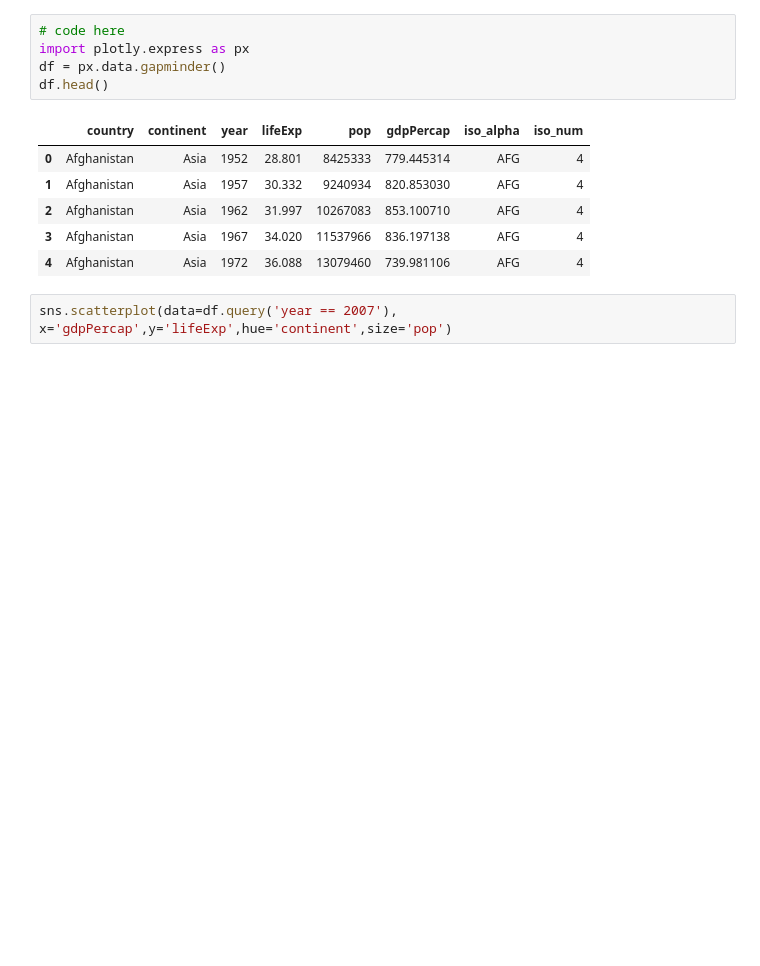
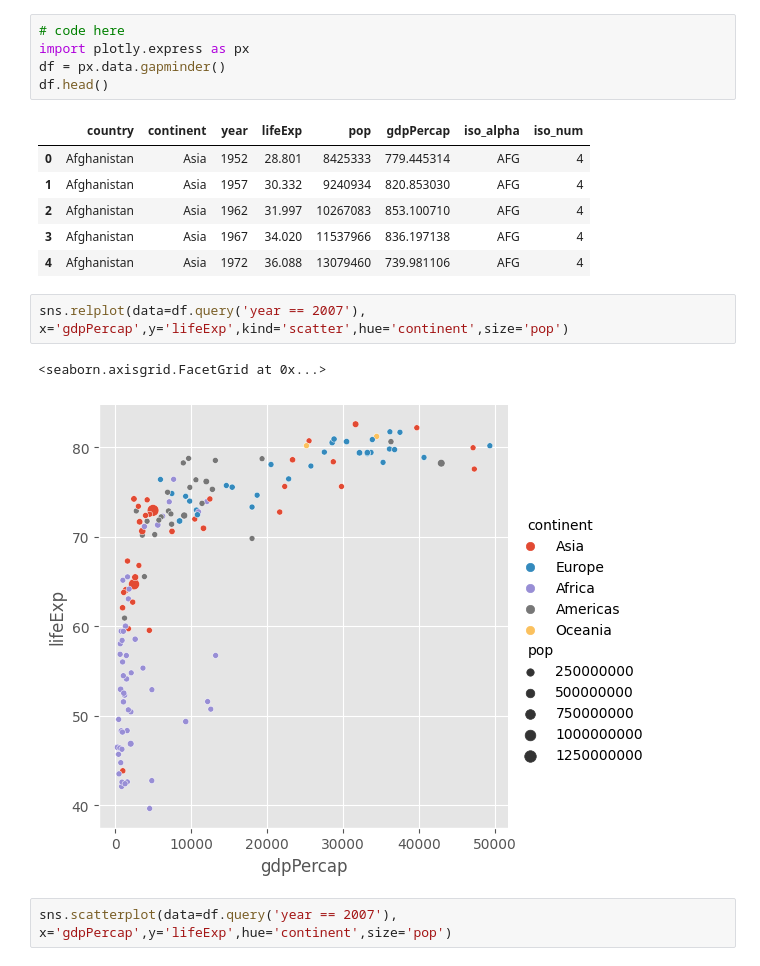
Before and after one commit to singhbhaskar360/Python_ML, a Jupyter notebook: Seaborn_task_25_solutions.ipynb, the cells around one changed output. Drawn from its saved outputs; the diff is of its cells as text; blank space fills up the shorter version.

```diff
--- a/Seaborn_task_25_solutions.ipynb
+++ b/Seaborn_task_25_solutions.ipynb
@@ -23,6 +23,11 @@ df.head()
 | 2 | Afghanistan | Asia | 1962 | 31.997 | 10267083 | 853.100710 | AFG | 4 |
 | 3 | Afghanistan | Asia | 1967 | 34.020 | 11537966 | 836.197138 | AFG | 4 |
 | 4 | Afghanistan | Asia | 1972 | 36.088 | 13079460 | 739.981106 | AFG | 4 |
+# %%
+sns.relplot(data=df.query('year == 2007'), x='gdpPercap',y='lifeExp',kind='scatter',hue='continent',size='pop')
+# %% [output]
+<seaborn.axisgrid.FacetGrid at 0x...>
+[figure, added]
 # %%
 sns.scatterplot(data=df.query('year == 2007'), x='gdpPercap',y='lifeExp',hue='continent',size='pop')
 # %% [output]
```
Also changed, not shown: parts of 7 cells of this notebook.
